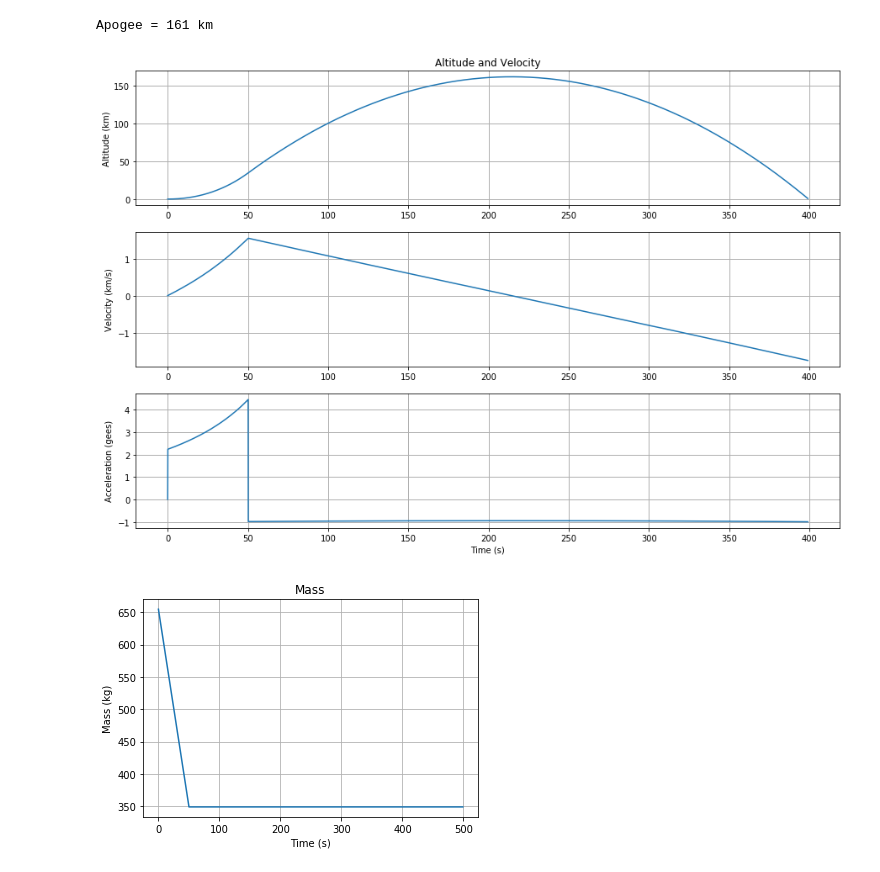
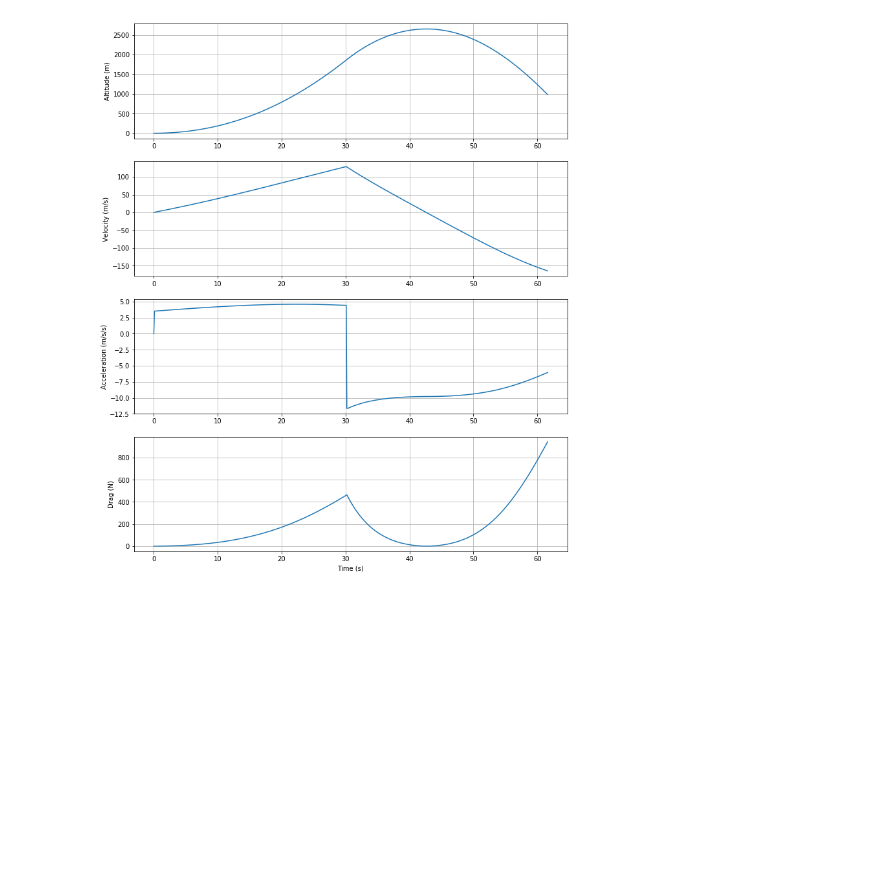
Before and after one commit to cmflannery/simulations, a Jupyter notebook: testing.ipynb, the cells around one changed output. Drawn from its saved outputs; the diff is of its cells as text; code cells hidden in the pictures; blank space fills up the shorter version.

Commit message:
config

```diff
--- a/testing.ipynb
+++ b/testing.ipynb
@@ -65,24 +5,0 @@ Delta Time = 0.1518237590789795
-# %%
-kmaltitude = [x/1000 for x in altitude]
-print('Apogee = %d km' % max(kmaltitude))
-
-fig = plt.figure(figsize=(15,10))
-fig.subplots_adjust(hspace=0.2)
-
-# fig2 = plt.figure(figsize=(15,10))
-# fig2.subplots_adjust(hspace=0.2)
-
-plot_alt(fig)
-plt.show()
-# %% [output]
-Apogee = 161 km
-[figure, removed]
-# %%
-plt.plot(timearray,mass)
-plt.title('Mass')
-plt.xlabel('Time (s)')
-plt.ylabel('Mass (kg)')
-plt.grid()
-plt.show()
-# %% [output]
-[figure, removed]
@@ -138,0 +6,24 @@ def plot_thrust(fig):
+# %%
+test = sim.interface.main('/Users/cameronflannery/Documents/git/cmflannery/simulations/simulations/test_config.cfg')
+# %%
+altitude, velocity, acceleration, mass, time, thrust, drag = test.run()
+# %%
+# reload(sim)
+# altitude, velocity, acceleration, mass, time, thrust, drag = sim.test_Rocket()
+fig, ax = plt.subplots(4,1, figsize=( 12,15))
+ax[0].plot(time, altitude)
+ax[0].set_ylabel('Altitude (m)')
+
+for i in range(0,4):
+    ax[i].grid()
+ax[1].plot(time, velocity)
+ax[1].set_ylabel('Velocity (m/s)')
+ax[2].plot(time, acceleration)
+ax[2].set_ylabel('Acceleration (m/s/s)')
+ax[3].plot(time, drag)
+ax[3].set_ylabel('Drag (N)')
+ax[3].set_xlabel('Time (s)')
+
+plt.show()
+# %% [output]
+[figure, added]
```
Also changed, not shown: parts of 3 cells of this notebook, 1 other file.
